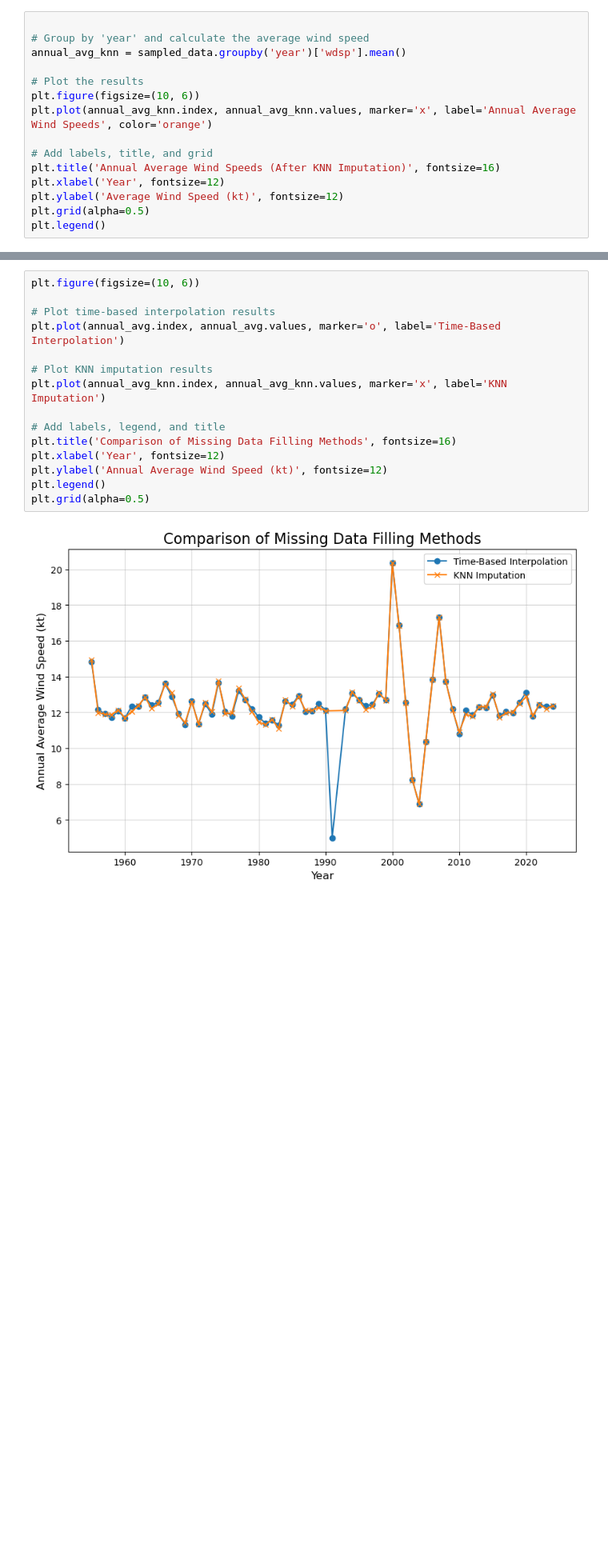
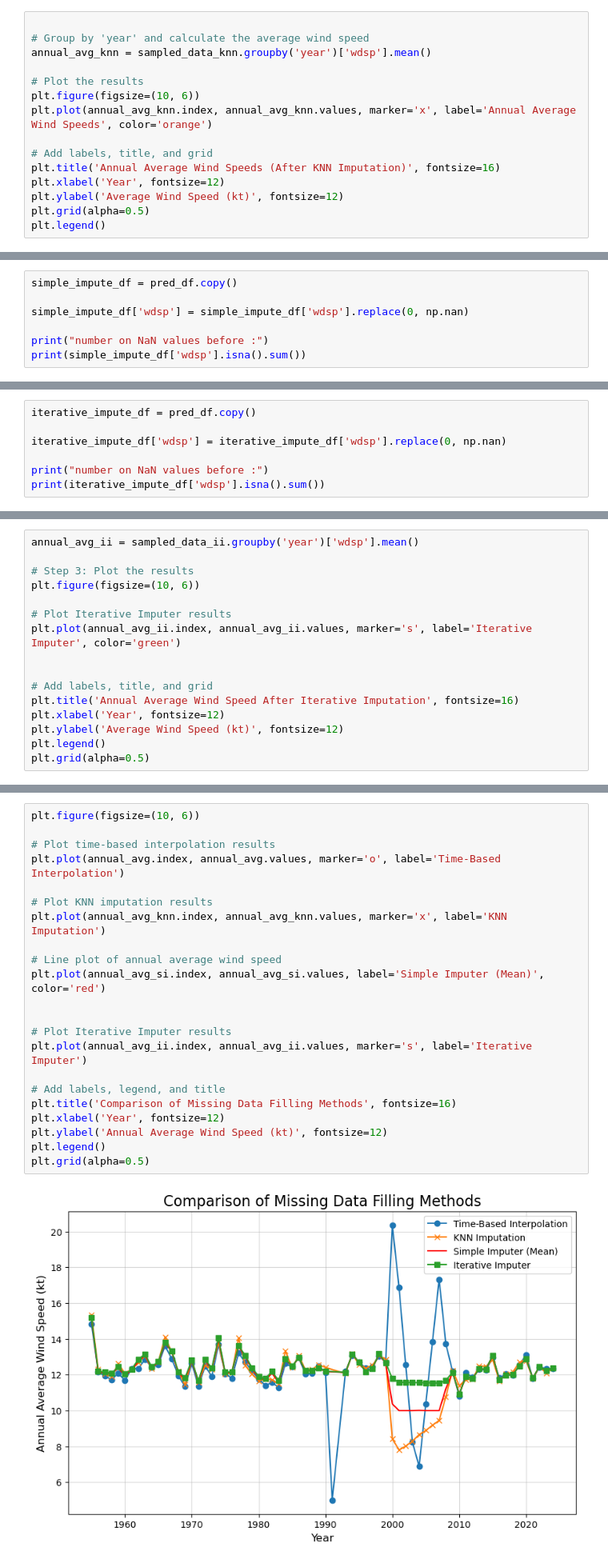
Before and after one commit to mondbr/PFDA_project, a Jupyter notebook: analysis.ipynb, the cells around one changed output, grey strips where cells are left out. Shown: that part at 80% size. Drawn from its saved outputs; the diff is of its cells as text; blank space fills up the shorter version.

```diff
--- a/analysis.ipynb
+++ b/analysis.ipynb
@@ -546,7 +719,7 @@ sampled_data[columns_to_impute] = sampled_imputed_data
 # %%
 
 # Group by 'year' and calculate the average wind speed
-annual_avg_knn = sampled_data.groupby('year')['wdsp'].mean()
+annual_avg_knn = sampled_data_knn.groupby('year')['wdsp'].mean()
 
 # Plot the results
 plt.figure(figsize=(10, 6))
@@ -563,0 +737,7 @@ plt.legend()
+# %%
+simple_impute_df = pred_df.copy()
+
+simple_impute_df['wdsp'] = simple_impute_df['wdsp'].replace(0, np.nan)
+
+print("number on NaN values before :")
+print(simple_impute_df['wdsp'].isna().sum())
@@ -563,0 +788,7 @@ plt.legend()
+# %%
+iterative_impute_df = pred_df.copy()
+
+iterative_impute_df['wdsp'] = iterative_impute_df['wdsp'].replace(0, np.nan)
+
+print("number on NaN values before :")
+print(iterative_impute_df['wdsp'].isna().sum())
@@ -563,0 +822,16 @@ plt.legend()
+# %%
+annual_avg_ii = sampled_data_ii.groupby('year')['wdsp'].mean()
+
+# Step 3: Plot the results
+plt.figure(figsize=(10, 6))
+
+# Plot Iterative Imputer results
+plt.plot(annual_avg_ii.index, annual_avg_ii.values, marker='s', label='Iterative Imputer', color='green')
+
+
+# Add labels, title, and grid
+plt.title('Annual Average Wind Speed After Iterative Imputation', fontsize=16)
+plt.xlabel('Year', fontsize=12)
+plt.ylabel('Average Wind Speed (kt)', fontsize=12)
+plt.legend()
+plt.grid(alpha=0.5)
@@ -566,17 +842,24 @@ We can observe that KNN Imputation filled the missing data, but the significant
 # %%
 plt.figure(figsize=(10, 6))
 
 # Plot time-based interpolation results
 plt.plot(annual_avg.index, annual_avg.values, marker='o', label='Time-Based Interpolation')
 
 # Plot KNN imputation results
 plt.plot(annual_avg_knn.index, annual_avg_knn.values, marker='x', label='KNN Imputation')
 
+# Line plot of annual average wind speed
+plt.plot(annual_avg_si.index, annual_avg_si.values, label='Simple Imputer (Mean)', color='red')
+
+
+# Plot Iterative Imputer results
+plt.plot(annual_avg_ii.index, annual_avg_ii.values, marker='s', label='Iterative Imputer')
+
 # Add labels, legend, and title
 plt.title('Comparison of Missing Data Filling Methods', fontsize=16)
 plt.xlabel('Year', fontsize=12)
 plt.ylabel('Annual Average Wind Speed (kt)', fontsize=12)
 plt.legend()
 plt.grid(alpha=0.5)
 # %% [output]
-[figure, old version]
+[figure, new version]
```
Also changed, not shown: parts of 32 cells of this notebook.
